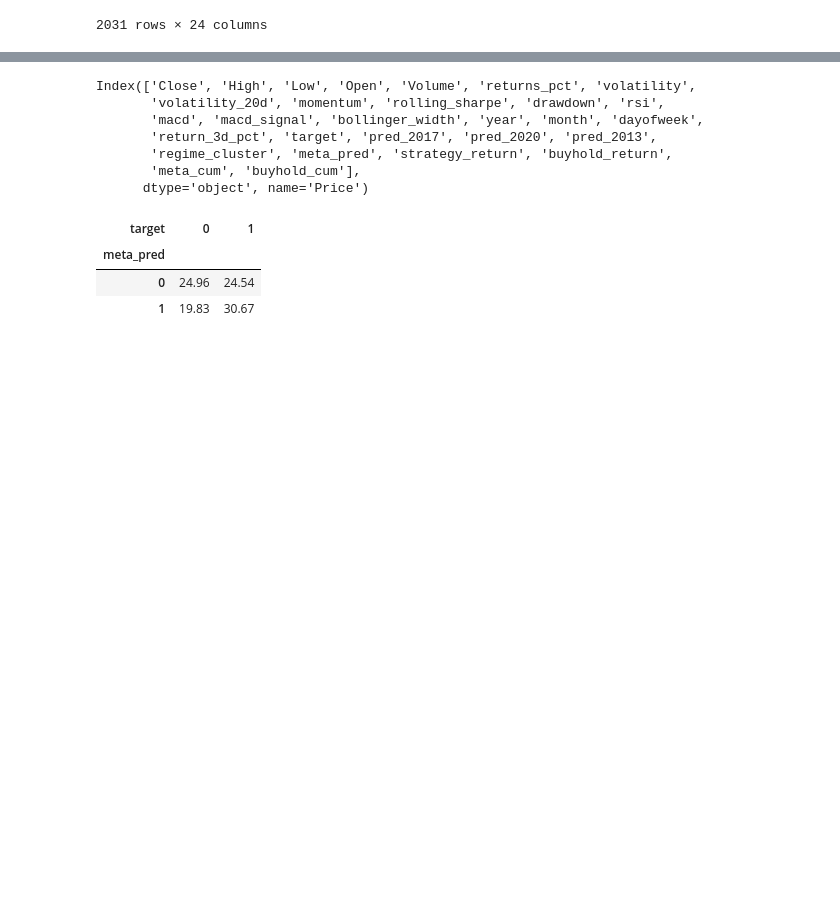
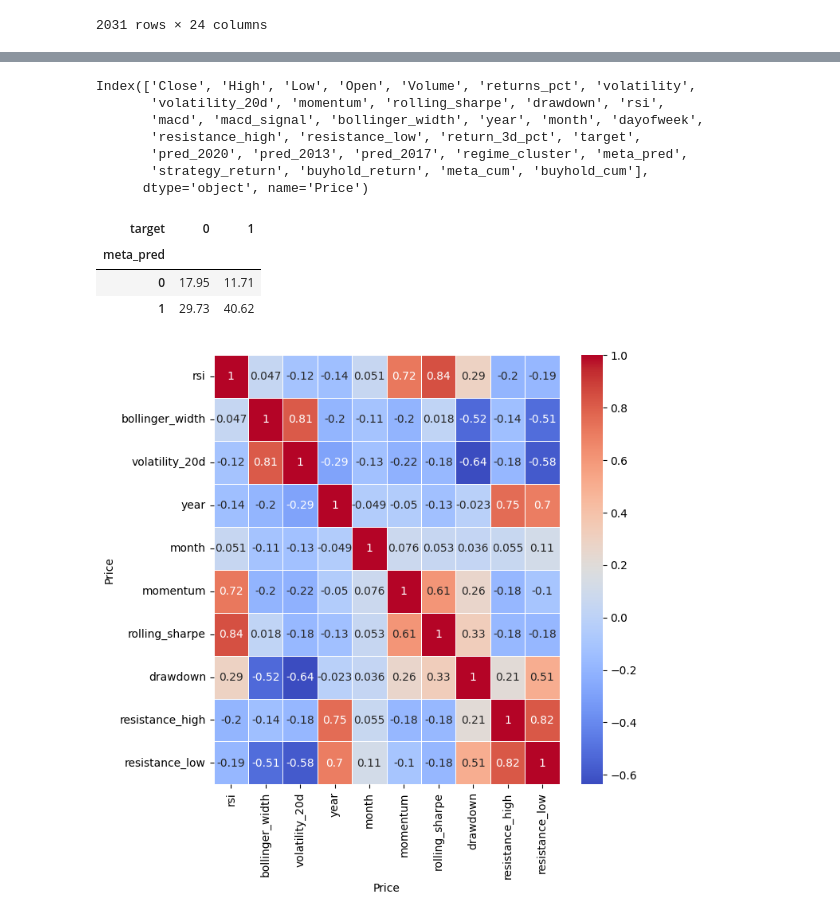
Before and after one commit to leandrocandida/CleanArch, a Jupyter notebook: Untitled11.ipynb, the cells around one changed output, grey strips where cells are left out. Saved outputs shown, nothing was run; the diff lists cells and outputs as text; code cells hidden in the pictures; blank space fills up the shorter version.

```diff
--- a/Untitled11.ipynb
+++ b/Untitled11.ipynb
@@ -2145,28 +2177,27 @@ And if memory is not enough, you can set `force_col_wise=true`.
 # %%
 print(df_result.columns)
 from sklearn import metrics
 
-# # Visualizando as correlações - Geralmemte heat maps são o melhor tipo de visualização
-# correl_hm = df_result.drop(['Close', 'High', 'Low', 'Open', 'Volume', 'returns_pct','return_3d_pct', 'target', 'pred_2017', 'pred_2020', 'pred_2013',
-#        'regime_cluster', 'meta_pred', 'strategy_return', 'buyhold_return','macd',
-#        'meta_cum', 'buyhold_cum'], axis = 1).corr()
-# fig, ax = plt.subplots(figsize = (7, 7))
-# sns.heatmap(correl_hm, cmap = "coolwarm", annot = True, linewidths = 0.6, ax = ax);
+# Visualizando as correlações - Geralmemte heat maps são o melhor tipo de visualização
+correl_hm = df_result[features].corr()
+fig, ax = plt.subplots(figsize = (7, 7))
+sns.heatmap(correl_hm, cmap = "coolwarm", annot = True, linewidths = 0.6, ax = ax);
 
 round(pd.crosstab(df_result.meta_pred, df_result.target
             ,  normalize = True)*100, 2)
 # %% [output]
 Index(['Close', 'High', 'Low', 'Open', 'Volume', 'returns_pct', 'volatility',
        'volatility_20d', 'momentum', 'rolling_sharpe', 'drawdown', 'rsi',
        'macd', 'macd_signal', 'bollinger_width', 'year', 'month', 'dayofweek',
-       'return_3d_pct', 'target', 'pred_2017', 'pred_2020', 'pred_2013',
-       'regime_cluster', 'meta_pred', 'strategy_return', 'buyhold_return',
-       'meta_cum', 'buyhold_cum'],
+       'resistance_high', 'resistance_low', 'return_3d_pct', 'target',
+       'pred_2020', 'pred_2013', 'pred_2017', 'regime_cluster', 'meta_pred',
+       'strategy_return', 'buyhold_return', 'meta_cum', 'buyhold_cum'],
       dtype='object', name='Price')
 | target | 0 | 1 |
 | meta_pred |  |  |
-| 0 | 24.96 | 24.54 |
-| 1 | 19.83 | 30.67 |
+| 0 | 17.95 | 11.71 |
+| 1 | 29.73 | 40.62 |
+[figure, added]
 # %%
 import seaborn as sns
 import matplotlib.pyplot as plt
```
Also changed, not shown: parts of 8 cells of this notebook.
